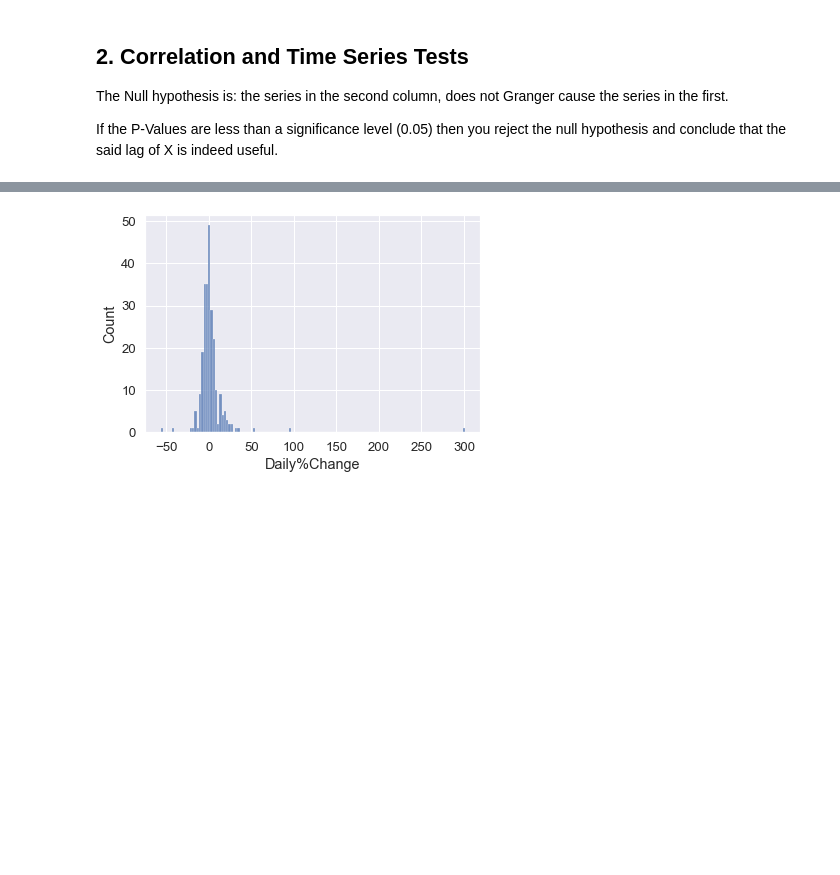
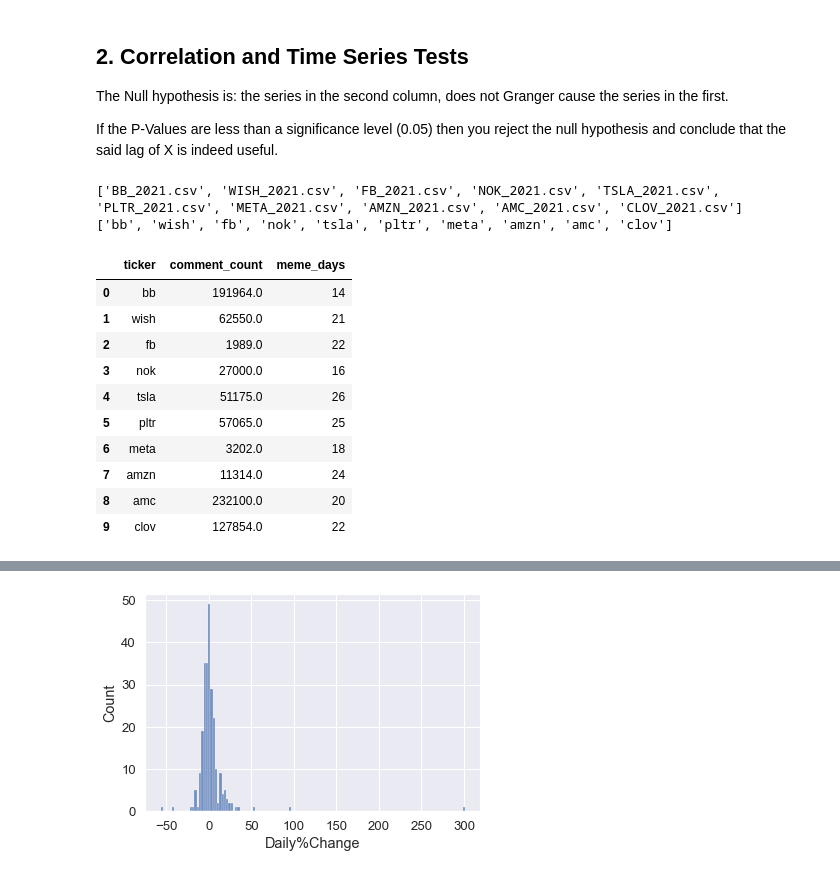
Before and after one commit to rachelsng/WallStreetBets-Sentiment, a Jupyter notebook: 3. Stock Price Regression/Regression_Prep_and_Correlation.ipynb, the cells around one changed output, grey strips where cells are left out. Saved outputs shown, nothing was run; the diff lists cells and outputs as text; code cells hidden in the pictures; blank space fills up the shorter version.

```diff
--- a/3. Stock Price Regression/Regression_Prep_and_Correlation.ipynb
+++ b/3. Stock Price Regression/Regression_Prep_and_Correlation.ipynb
@@ -133,3 +126,22 @@ Length of dataframe after dropping weekends: 250
 The Null hypothesis is: the series in the second column, does not Granger cause the series in the first.
 
 If the P-Values are less than a significance level (0.05) then you reject the null hypothesis and conclude that the said lag of X is indeed useful.
+# %%
+# Check comments and meme period for all stocks
+# Get list of files
+# get filenames of all tagged data files
+mypath = './stock_data/'
+all_files = [f for f in listdir(mypath) if isfile(join(mypath, f))]
+if '.DS_Store' in all_files:
+    all_files.remove('.DS_Store') # remove this line if the file is not in your path. seems to be a mac thing
+print(all_files)
+
+all_tickers = []
+for i in all_files:
+    match = re.search('^[A-Z]*', i)
+    all_tickers.append(match[0].lower())
+
+print(all_tickers)
+# %% [output]
+['BB_2021.csv', 'WISH_2021.csv', 'FB_2021.csv', 'NOK_2021.csv', 'TSLA_2021.csv', 'PLTR_2021.csv', 'META_2021.csv', 'AMZN_2021.csv', 'AMC_2021.csv', 'CLOV_2021.csv']
+['bb', 'wish', 'fb', 'nok', 'tsla', 'pltr', 'meta', 'amzn', 'amc', 'clov']
@@ -136 +168,18 @@ If the P-Values are less than a significance level (0.05) then you reject the nu
+# %%
+df_for_report = pd.DataFrame.from_dict({'ticker': all_tickers,
+                                       'comment_count': comment_count_2021,
+                                       'meme_days': meme_days_2021})
+df_for_report
+# %% [output]
+|  | ticker | comment_count | meme_days |
+| 0 | bb | 191964.0 | 14 |
+| 1 | wish | 62550.0 | 21 |
+| 2 | fb | 1989.0 | 22 |
+| 3 | nok | 27000.0 | 16 |
+| 4 | tsla | 51175.0 | 26 |
+| 5 | pltr | 57065.0 | 25 |
+| 6 | meta | 3202.0 | 18 |
+| 7 | amzn | 11314.0 | 24 |
+| 8 | amc | 232100.0 | 20 |
+| 9 | clov | 127854.0 | 22 |
 # %% [markdown]
```
Also changed, not shown: parts of 44 cells of this notebook, 1 other file.
